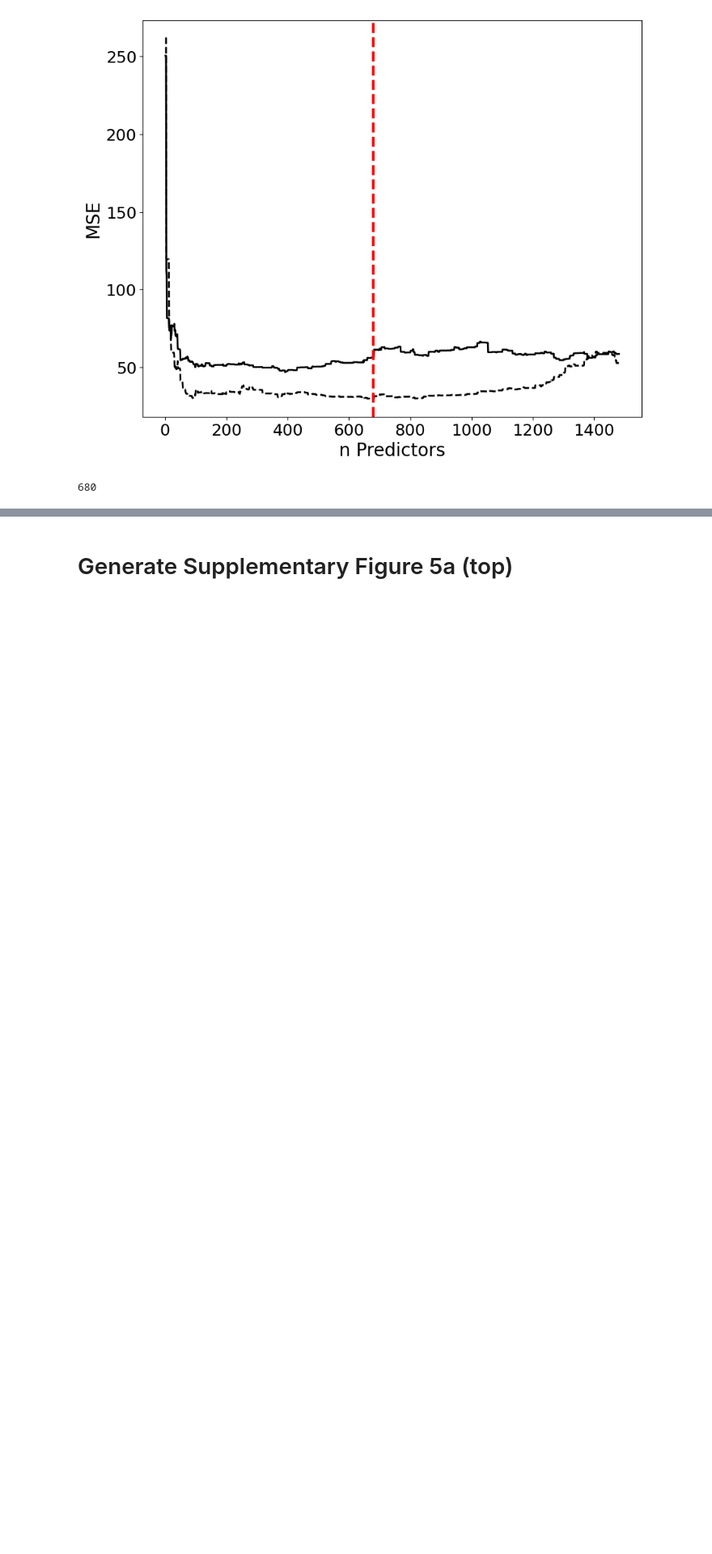
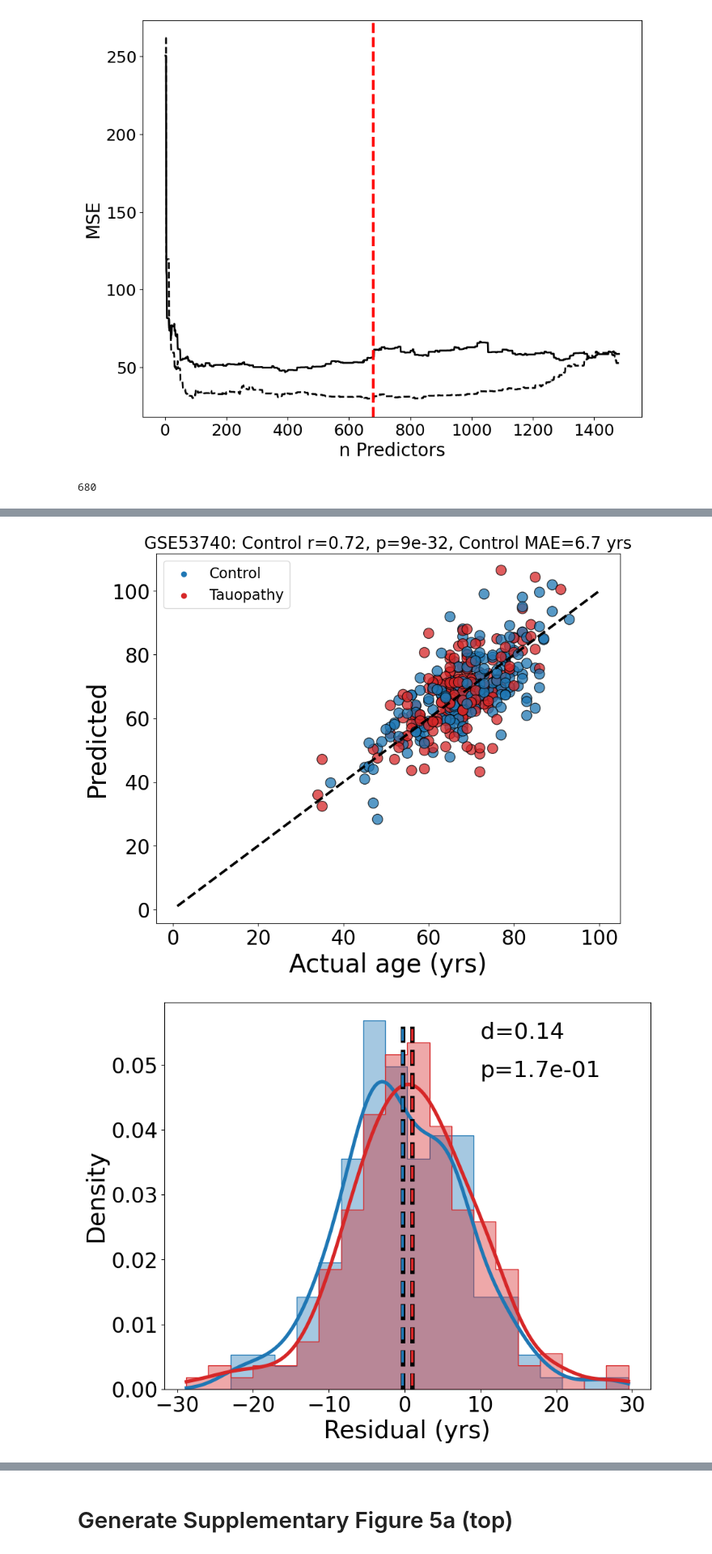
Before and after one commit to SkinnerCM/conboy-laboratory, a Jupyter notebook: dnam-clocks/mFSS-clock/notebooks/Generate figures/Generate Figure 4, supplementary figures 4-6 and supplementary tables 3-7.ipynb, the cells around one changed output, grey strips where cells are left out. Shown at 81% size. Drawn from its saved outputs; the diff is of its cells as text; code cells hidden in the pictures; blank space fills up the shorter version.

Commit message:
add supp fig. 5 plot a

```diff
--- a/dnam-clocks/mFSS-clock/notebooks/Generate figures/Generate Figure 4, supplementary figures 4-6 and supplementary tables 3-7.ipynb
+++ b/dnam-clocks/mFSS-clock/notebooks/Generate figures/Generate Figure 4, supplementary figures 4-6 and supplementary tables 3-7.ipynb
@@ -200,0 +196,6 @@ fig4_plots(tau, ms_meta,art_corr_mfss_model,
+# %%
+fig4_plots(tau, tau_meta,art_corr_mfss_model,
+           art_corr_mfss_selection,d_shift,"Tauopathy", flag=True)
+# %% [output]
+[figure, added]
+[figure, added]
```
Also changed, not shown: parts of 55 cells of this notebook.
